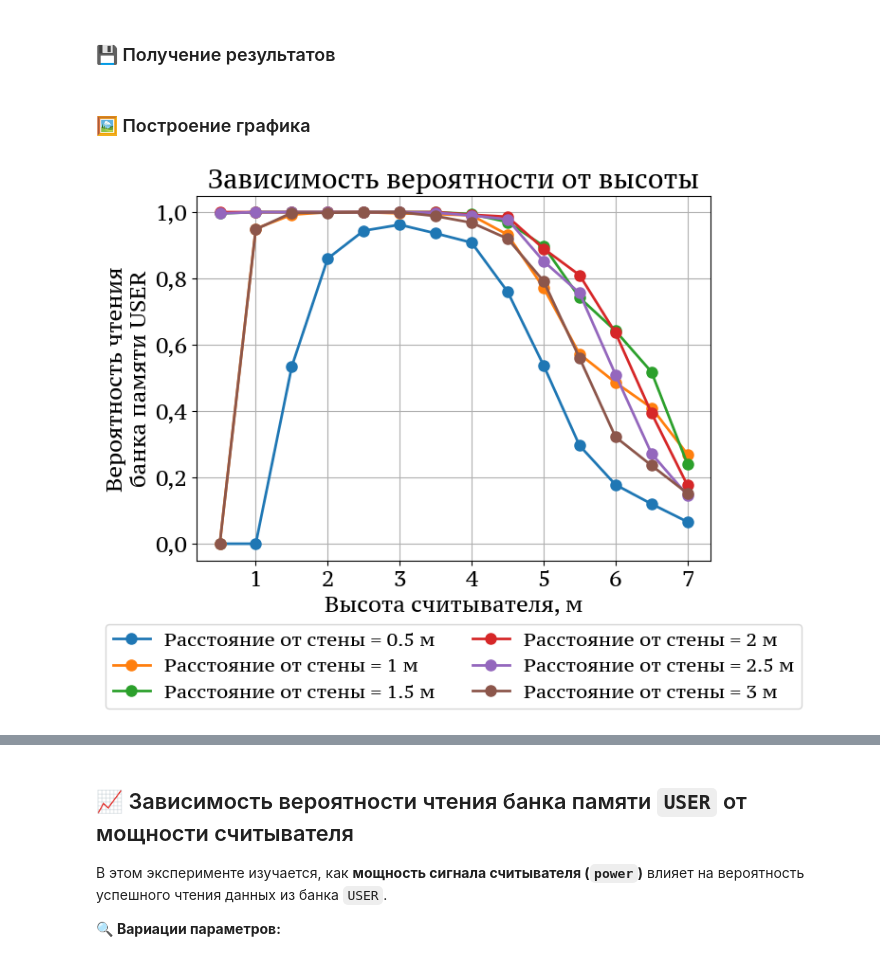
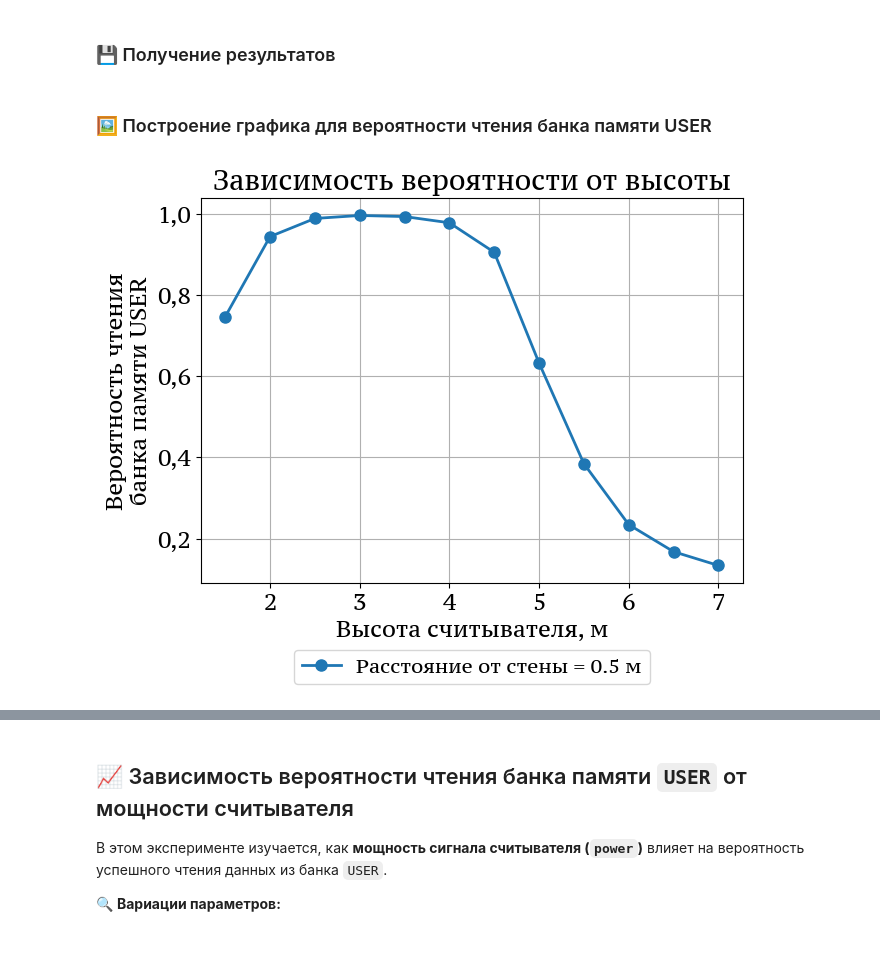
Before and after one commit to VilmenAbramian/simulation, a Jupyter notebook: pysim/experiments/notebooks/rfid_single_tag.ipynb, the cells around one changed output, grey strips where cells are left out. Drawn from its saved outputs; the diff is of its cells as text; code cells hidden in the pictures.

```diff
--- a/pysim/experiments/notebooks/rfid_single_tag.ipynb
+++ b/pysim/experiments/notebooks/rfid_single_tag.ipynb
@@ -58,9 +58,9 @@ from pysim.experiments.utility.rfid_helper import calculate_probs, plot_simulati
 from pysim.models.rfid.params import default_params
 # %%
 SAVE_FIG = True         # Сохранять ли изображения
-SAVE_RESULTS = False     # Сохранять ли результаты в JSON
-USE_JSON = True          # Использовать ли результаты из JSON
+SAVE_RESULTS = True     # Сохранять ли результаты в JSON
+USE_JSON = False          # Использовать ли результаты из JSON
 
 IMG_DIRECTORY = "rfid/single_tag/"
-JSON_DIRECTORY = "results/result_jsons/rfid/single_tag/"
+JSON_DIRECTORY = "../results/result_jsons/rfid/single_tag/"
 # %% [markdown]
@@ -203,15 +232,15 @@ plot_simulations_results(
 ### ⚙️ Параметры для запуска моделирования
 # %%
 # Переменная по оси абсцисс
-altitudes = np.arange(0.5, 7.5, 0.5)
+altitudes = np.arange(1.5, 7.5, 0.5)
 # Параметры для разных кривых
 offset_params = [
     {'reader_offset': 0.5},
-    {'reader_offset': 1},
-    {'reader_offset': 1.5},
-    {'reader_offset': 2},
-    {'reader_offset': 2.5},
-    {'reader_offset': 3},
+    # {'reader_offset': 1},
+    # {'reader_offset': 1.5},
+    # {'reader_offset': 2},
+    # {'reader_offset': 2.5},
+    # {'reader_offset': 3},
 ]
 
 # Каждый словарь в list - это набор входных данных для одной кривой
@@ -223,42 +252,42 @@ for offset_params_item in offset_params:
         'tid_word_size': default_params.tid_word_size,
         'power': default_params.power_dbm,
         # 'num_tags': default_params.num_tags,
-        'num_tags': 50,
+        'num_tags': 1500,
         'speed': default_params.speed,
         'reader_offset': offset_params_item['reader_offset'],
         'tag_offset': default_params.tag_offset,
         'useadjust': default_params.useadjust,
-        'q': default_params.q,
+        'q': 0,
     })
 # %% [markdown]
 ### 💾 Получение результатов
 # %%
 key_name = lambda params: f"Расстояние от стены = {params['reader_offset']} м"
 # %%
-altitude_results = calculate_probs(
+altitude_results = calculate_simulations(
     variable="altitude",
     variable_values=altitudes,
     params_list=altitude_params_list,
     key_fn=key_name,
-    use_json=USE_JSON,
+    use_json=False,
     save_results=SAVE_RESULTS,
     json_directory=JSON_DIRECTORY,
-    file_name='altitude.json'
+    file_name="altitude.json"
 )
-# Моделирование на M3 Pro с 'num_tags': 500:
+# Моделирование на M3 Pro с "num_tags": 500:
 # Моделирование по высоте: 100%|██████████| 6/6 [06:08<00:00, 61.39s/it]
 # %% [markdown]
-### 🖼️ Построение графика
+### 🖼️ Построение графика для вероятности чтения банка памяти USER
 # %%
 plot_simulations_results(
-    results_list=[altitude_results],
+    results_list=[altitude_results["read_user_probs"]],
     labels_list=[key_name(params) for params in offset_params],
     titles=["Зависимость вероятности от высоты"],
     x_variable=altitudes,
     x_label="Высота считывателя, м",
     image_name="Altitude probs",
     save_fig=SAVE_FIG,
     image_directory=IMG_DIRECTORY,
 )
 # %% [output]
-[figure, old version]
+[figure, new version]
```
Also changed, not shown: parts of 19 cells of this notebook, 40 other files.
